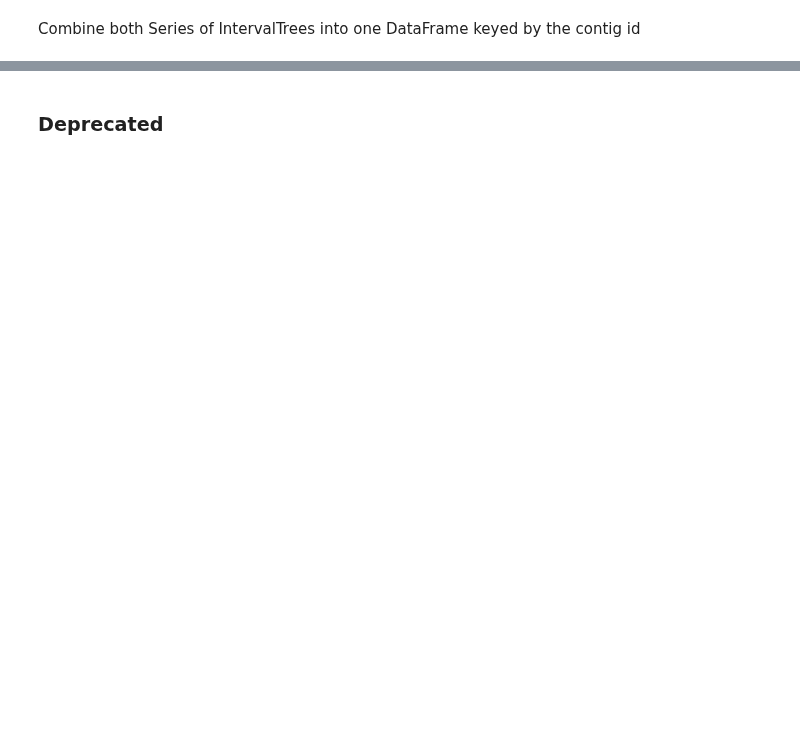
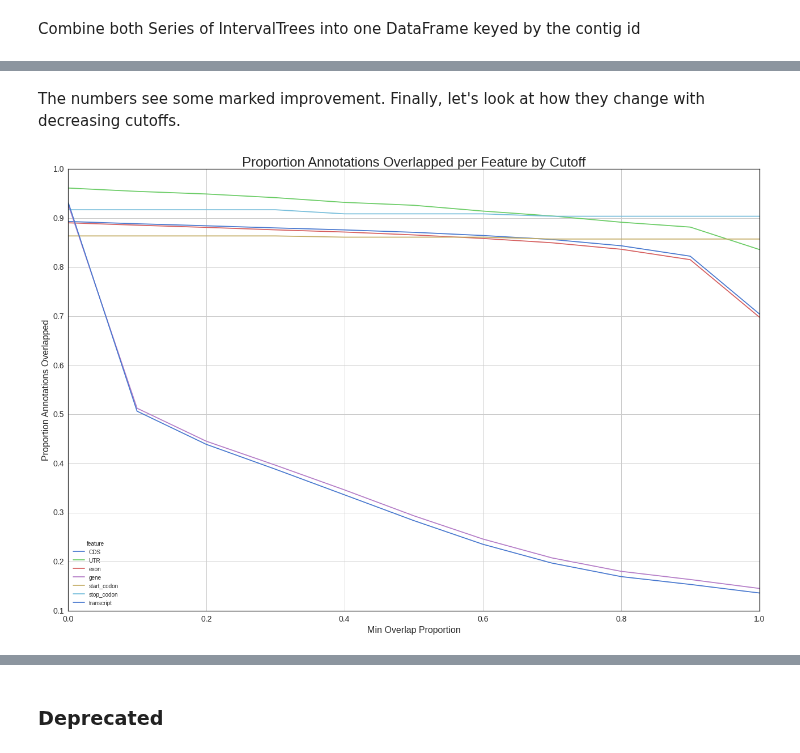
Before and after one commit to standage/2015-petMarSB, a Jupyter notebook: notebooks/petmar-cross-validate.ipynb, the cells around one changed output, grey strips where cells are left out. Drawn from its saved outputs; the diff is of its cells as text; code cells hidden in the pictures; blank space fills up the shorter version.

Commit message:
Update with use of new overlap code, add figures

```diff
--- a/notebooks/petmar-cross-validate.ipynb
+++ b/notebooks/petmar-cross-validate.ipynb
@@ -95,0 +119,7 @@ lamp00_db = screed.ScreedDB(wdir(resources_df.filename['petMar2_cdna']))
+# %%
+gtf_file = wdir(resources_df.ix['petMar2_gtf'].filename)
+gtf_df = read_gtf(gtf_file)
+gtf_df.sort(columns=['contig_id'], inplace=True)
+gtf_df.index.set_names('ann_id', inplace=True)
+gtf_df['feature_length'] = gtf_df.end - gtf_df.start
+gtf_df.head()
@@ -226,0 +289,20 @@ gtf_df_small.join(d, how='outer')
+# %% [markdown]
+The numbers see some marked improvement. Finally, let's look at how they change with decreasing cutoffs.
+# %%
+cutoffs = pd.Series(np.arange(0.0, 1.1, .1))
+def coverage_fn(cutoff):
+    s = ivt.check_ann_covered(gtf_df, alignment_subject_trees, cutoff=cutoff)
+    s.name = cutoff
+    return s
+ann_covered_df = cutoffs.apply(lambda c: coverage_fn(c))
+ann_covered_df = ann_covered_df.transpose()
+# %%
+ann_covered_df.columns = cutoffs
+# %%
+with sns.color_palette('muted'), FigManager() as (fig, ax):
+    ann_covered_df.groupby(gtf_df.feature).apply(lambda g: g.sum() / len(g)).T.plot(ax=ax)
+    ax.set_ylabel('Proportion Annotations Overlapped')
+    ax.set_xlabel('Min Overlap Proportion')
+    ax.set_title('Proportion Annotations Overlapped per Feature by Cutoff')
+# %% [output]
+[figure, added]
```
Also changed, not shown: parts of 78 cells of this notebook.
